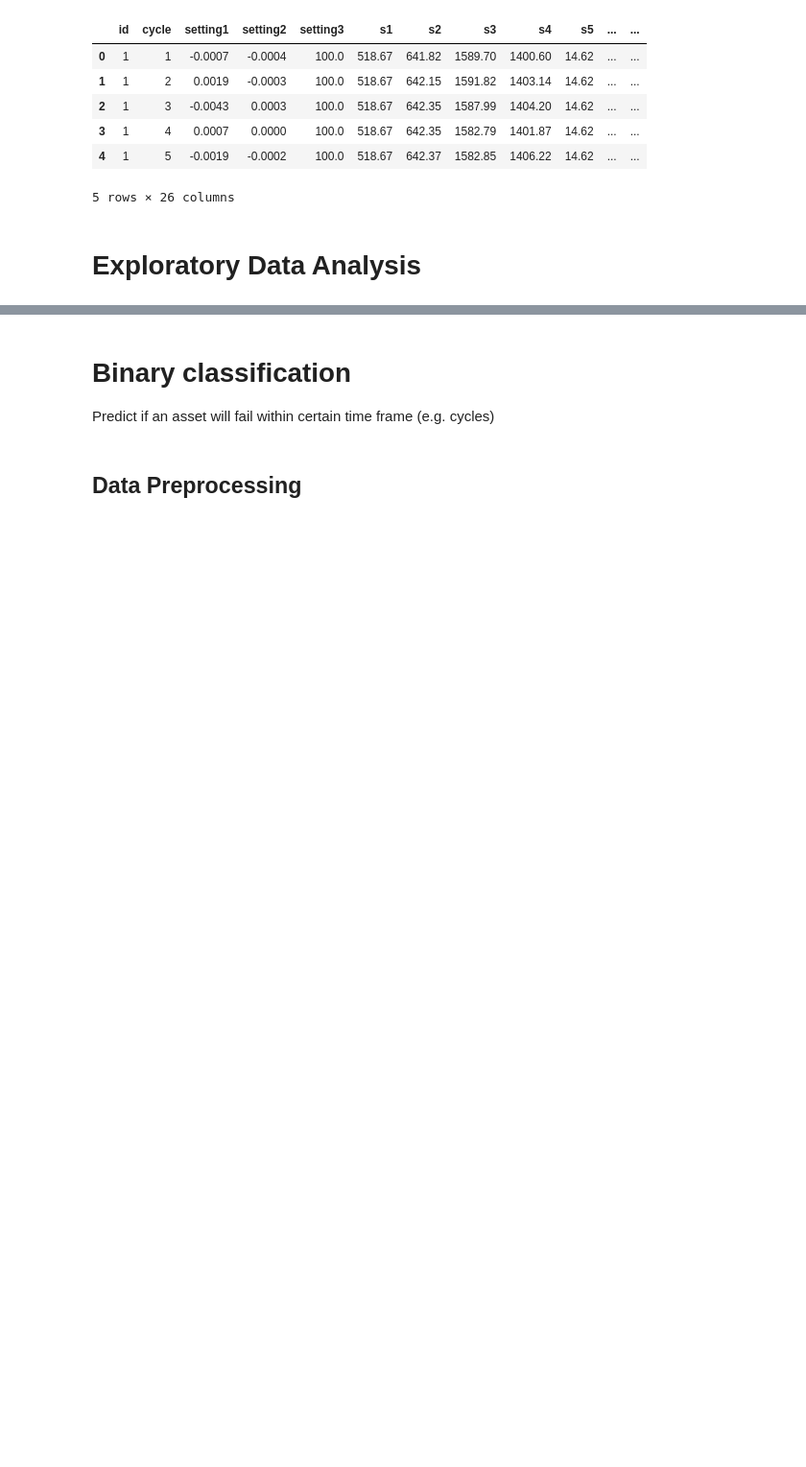
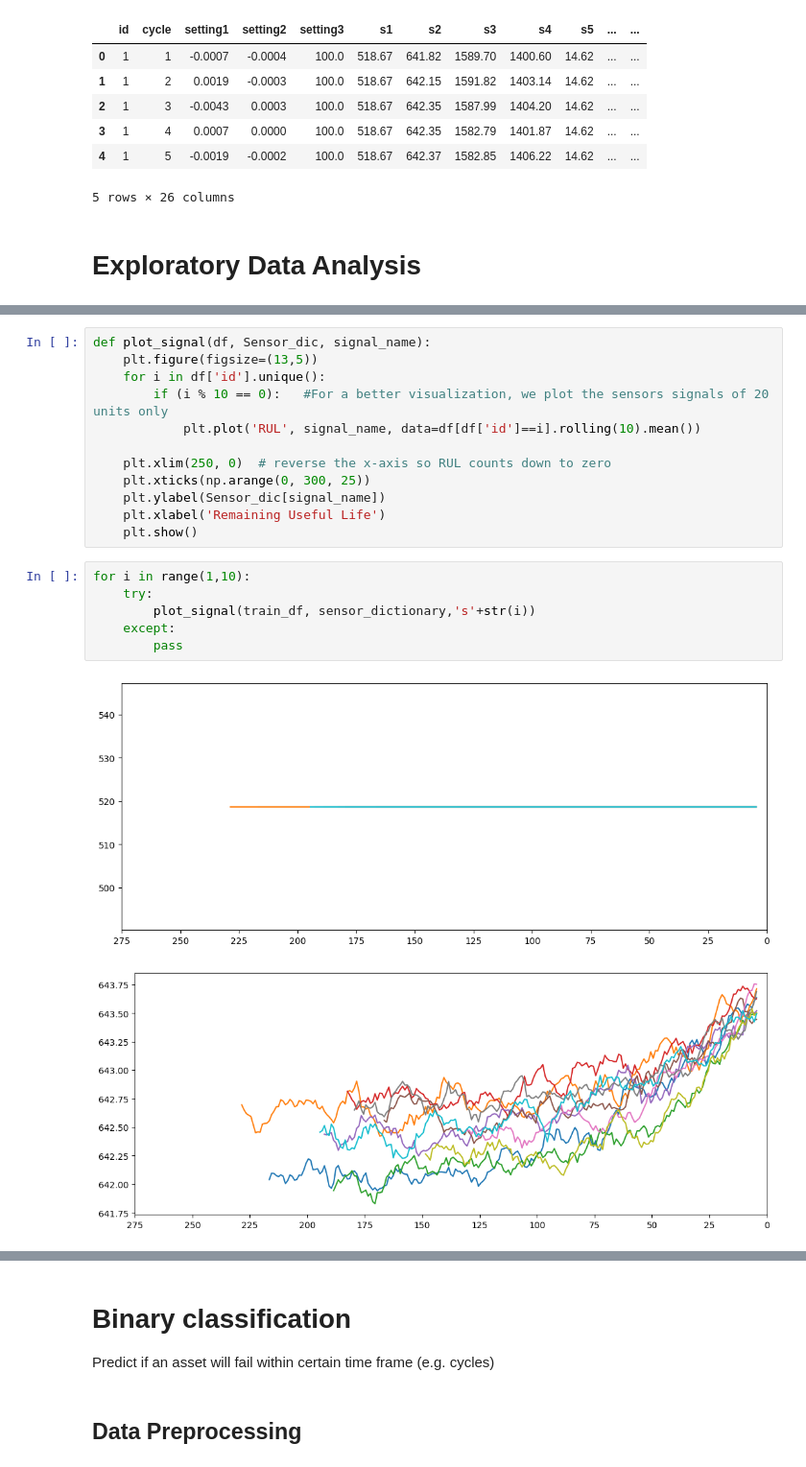
Before and after one commit to FelixNgFender/dashboard-web-app, a Jupyter notebook: data/Felix_Predictive_Maintenance_using_LSTM.ipynb, the cells around one changed output, grey strips where cells are left out. Shown at 96% size. Saved outputs shown, nothing was run; the diff lists cells and outputs as text; blank space fills up the shorter version.

```diff
--- a/data/Felix_Predictive_Maintenance_using_LSTM.ipynb
+++ b/data/Felix_Predictive_Maintenance_using_LSTM.ipynb
@@ -54,0 +222,21 @@ train_df.head()
+# %%
+def plot_signal(df, Sensor_dic, signal_name):
+    plt.figure(figsize=(13,5))
+    for i in df['id'].unique():
+        if (i % 10 == 0):   #For a better visualization, we plot the sensors signals of 20 units only
+            plt.plot('RUL', signal_name, data=df[df['id']==i].rolling(10).mean())
+
+    plt.xlim(250, 0)  # reverse the x-axis so RUL counts down to zero
+    plt.xticks(np.arange(0, 300, 25))
+    plt.ylabel(Sensor_dic[signal_name])
+    plt.xlabel('Remaining Useful Life')
+    plt.show()
+# %%
+for i in range(1,10):
+    try:
+        plot_signal(train_df, sensor_dictionary,'s'+str(i))
+    except:
+        pass
+# %% [output]
+[figure, added]
+[figure, added]
```
Also changed, not shown: parts of 17 cells of this notebook, 3 other files.
